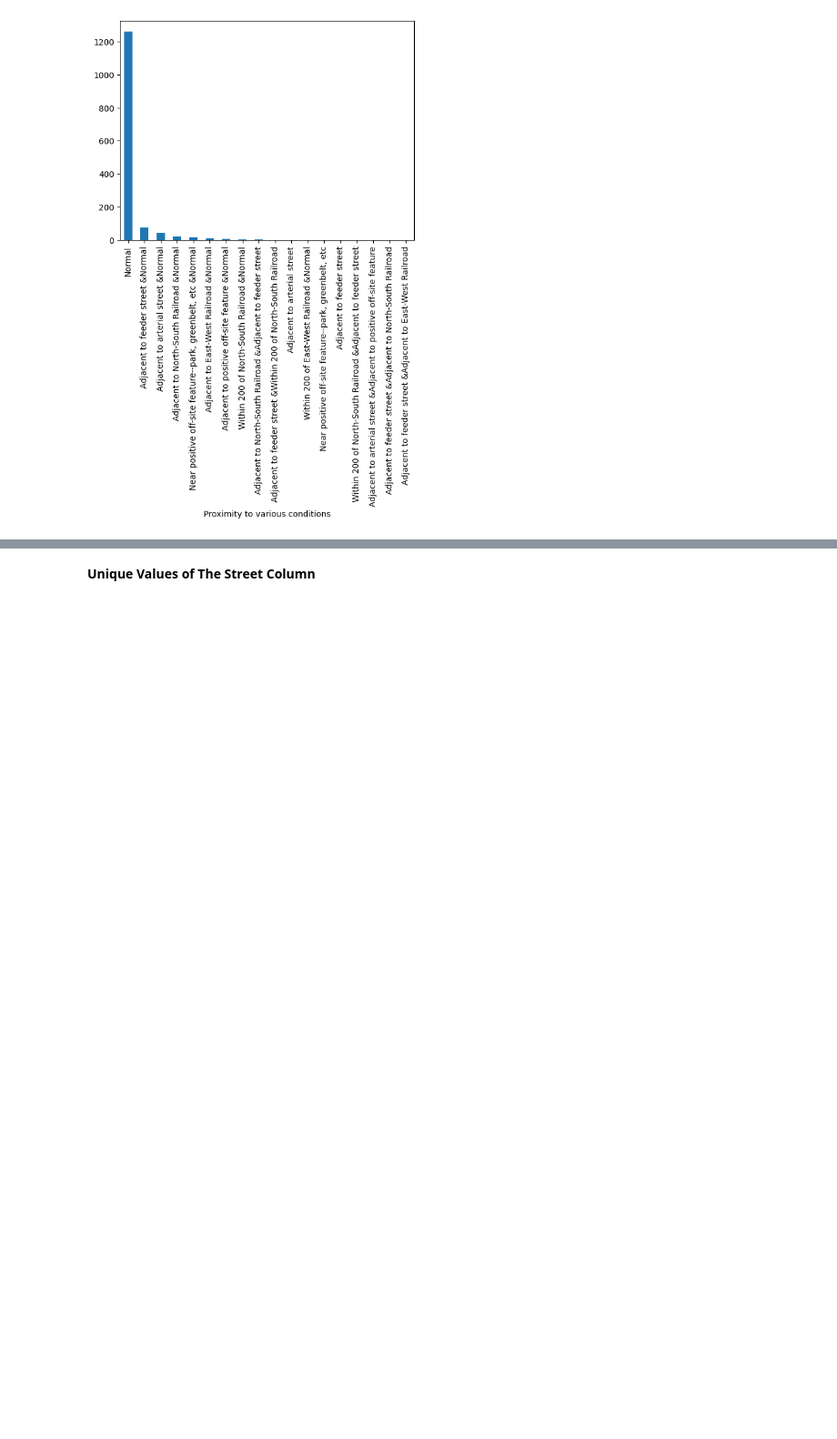
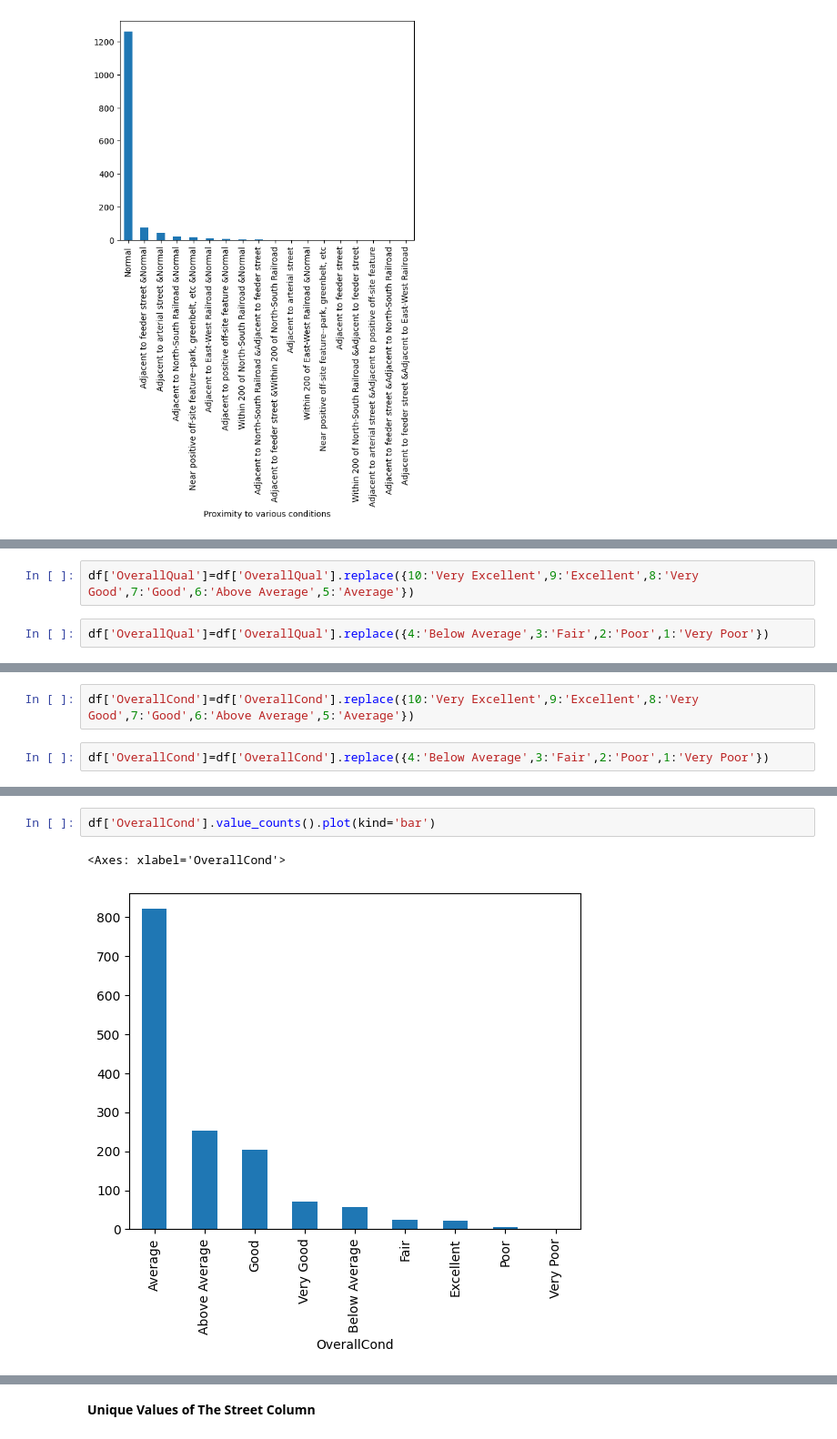
Before and after one commit to Deb052024/Data-Visualization, a Jupyter notebook: Real_Estate_House_Price.ipynb, the cells around one changed output, grey strips where cells are left out. Shown at 91% size. Saved outputs shown, nothing was run; the diff lists cells and outputs as text; blank space fills up the shorter version.

```diff
--- a/Real_Estate_House_Price.ipynb
+++ b/Real_Estate_House_Price.ipynb
@@ -759,0 +859,4 @@ df['Street']=df['Street'].replace({'Grvl':'Garvel','Pave':'Paved'})
+# %%
+df['OverallQual']=df['OverallQual'].replace({10:'Very Excellent',9:'Excellent',8:'Very Good',7:'Good',6:'Above Average',5:'Average'})
+# %%
+df['OverallQual']=df['OverallQual'].replace({4:'Below Average',3:'Fair',2:'Poor',1:'Very Poor'})
@@ -759,0 +878,4 @@ df['Street']=df['Street'].replace({'Grvl':'Garvel','Pave':'Paved'})
+# %%
+df['OverallCond']=df['OverallCond'].replace({10:'Very Excellent',9:'Excellent',8:'Very Good',7:'Good',6:'Above Average',5:'Average'})
+# %%
+df['OverallCond']=df['OverallCond'].replace({4:'Below Average',3:'Fair',2:'Poor',1:'Very Poor'})
@@ -759,0 +897,5 @@ df['Street']=df['Street'].replace({'Grvl':'Garvel','Pave':'Paved'})
+# %%
+df['OverallCond'].value_counts().plot(kind='bar')
+# %% [output]
+<Axes: xlabel='OverallCond'>
+[figure, added]
```
Also changed, not shown: parts of 67 cells of this notebook.
